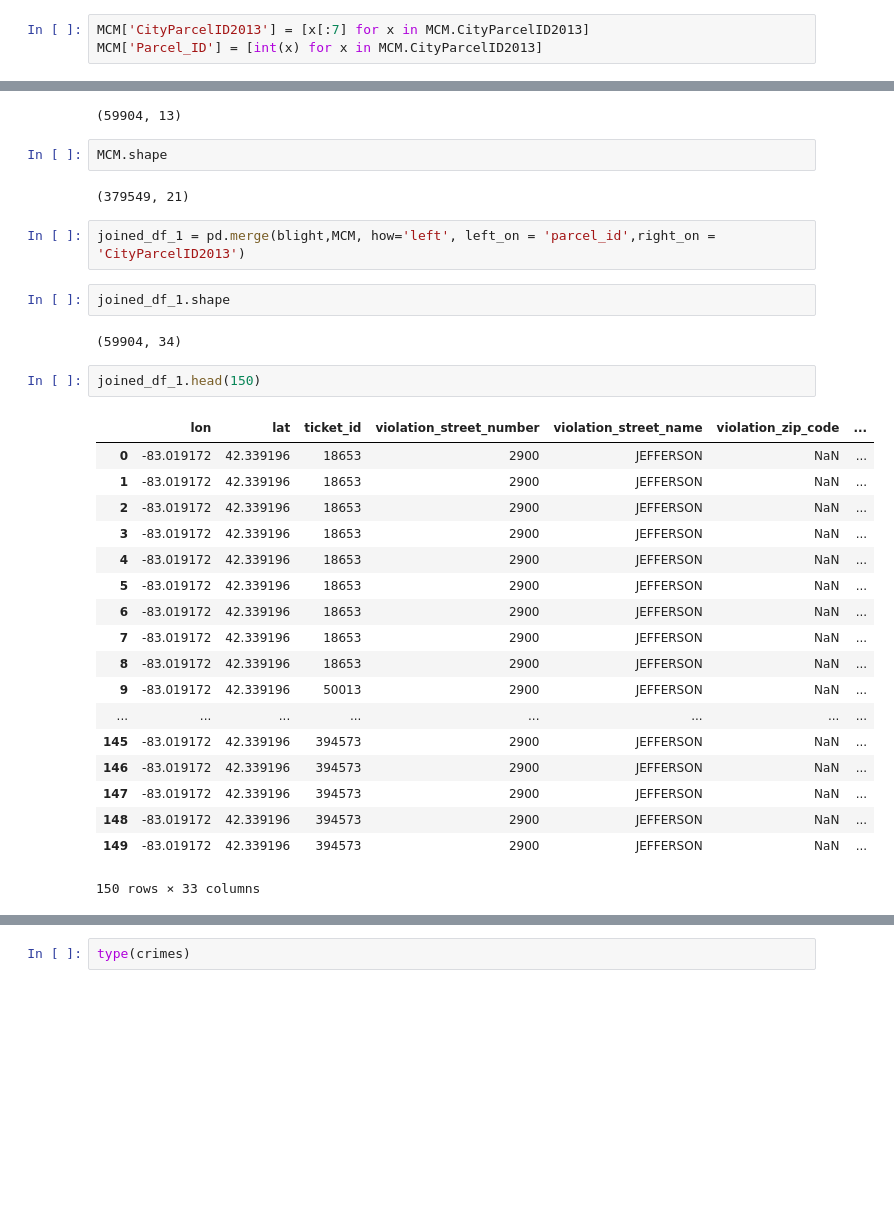
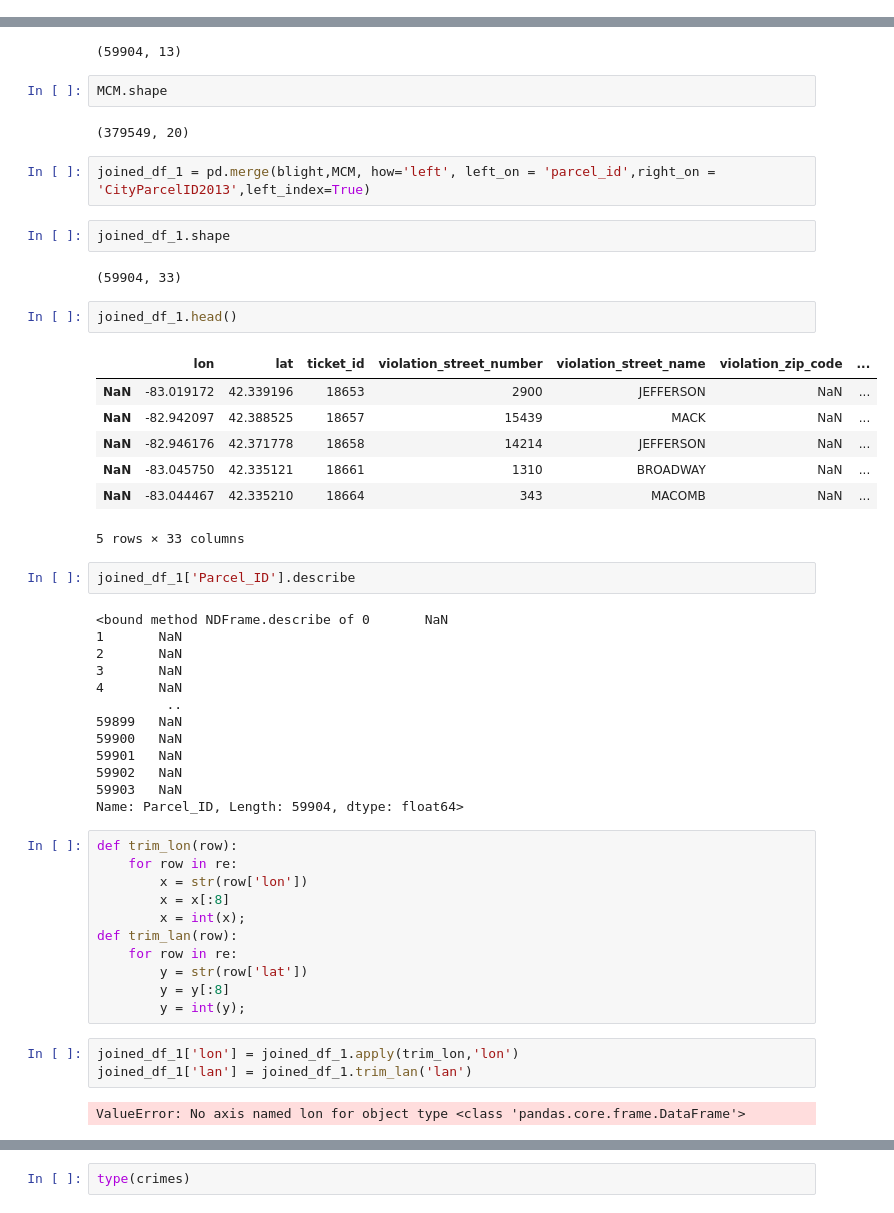
Before and after one commit to Kelvin-Arellano/nyc_mhtn_ds_Project_3, a Jupyter notebook: eda_joining_data_frames.ipynb, the cells around one changed output, grey strips where cells are left out. Saved outputs shown, nothing was run; the diff lists cells and outputs as text; blank space fills up the shorter version.

```diff
--- a/eda_joining_data_frames.ipynb
+++ b/eda_joining_data_frames.ipynb
@@ -199,3 +186,0 @@ memory usage: 6.4+ MB
-# %%
-MCM['CityParcelID2013'] = [x[:7] for x in MCM.CityParcelID2013]
-MCM['Parcel_ID'] = [int(x) for x in MCM.CityParcelID2013]
@@ -219,32 +219,52 @@ blight.shape
 # %%
 MCM.shape
 # %% [output]
-(379549, 21)
+(379549, 20)
 # %%
-joined_df_1 = pd.merge(blight,MCM, how='left', left_on = 'parcel_id',right_on = 'CityParcelID2013')
+joined_df_1 = pd.merge(blight,MCM, how='left', left_on = 'parcel_id',right_on = 'CityParcelID2013',left_index=True)
 # %%
 joined_df_1.shape
 # %% [output]
-(59904, 34)
+(59904, 33)
 # %%
-joined_df_1.head(150)
+joined_df_1.head()
 # %% [output]
 |  | lon | lat | ticket_id | violation_street_number | violation_street_name | violation_zip_code | ... |
-| 0 | -83.019172 | 42.339196 | 18653 | 2900 | JEFFERSON | NaN | ... |
-| 1 | -83.019172 | 42.339196 | 18653 | 2900 | JEFFERSON | NaN | ... |
-| 2 | -83.019172 | 42.339196 | 18653 | 2900 | JEFFERSON | NaN | ... |
-| 3 | -83.019172 | 42.339196 | 18653 | 2900 | JEFFERSON | NaN | ... |
-| 4 | -83.019172 | 42.339196 | 18653 | 2900 | JEFFERSON | NaN | ... |
-| 5 | -83.019172 | 42.339196 | 18653 | 2900 | JEFFERSON | NaN | ... |
-| 6 | -83.019172 | 42.339196 | 18653 | 2900 | JEFFERSON | NaN | ... |
-| 7 | -83.019172 | 42.339196 | 18653 | 2900 | JEFFERSON | NaN | ... |
-| 8 | -83.019172 | 42.339196 | 18653 | 2900 | JEFFERSON | NaN | ... |
-| 9 | -83.019172 | 42.339196 | 50013 | 2900 | JEFFERSON | NaN | ... |
-| ... | ... | ... | ... | ... | ... | ... | ... |
-| 145 | -83.019172 | 42.339196 | 394573 | 2900 | JEFFERSON | NaN | ... |
-| 146 | -83.019172 | 42.339196 | 394573 | 2900 | JEFFERSON | NaN | ... |
-| 147 | -83.019172 | 42.339196 | 394573 | 2900 | JEFFERSON | NaN | ... |
-| 148 | -83.019172 | 42.339196 | 394573 | 2900 | JEFFERSON | NaN | ... |
-| 149 | -83.019172 | 42.339196 | 394573 | 2900 | JEFFERSON | NaN | ... |
+| NaN | -83.019172 | 42.339196 | 18653 | 2900 | JEFFERSON | NaN | ... |
+| NaN | -82.942097 | 42.388525 | 18657 | 15439 | MACK | NaN | ... |
+| NaN | -82.946176 | 42.371778 | 18658 | 14214 | JEFFERSON | NaN | ... |
+| NaN | -83.045750 | 42.335121 | 18661 | 1310 | BROADWAY | NaN | ... |
+| NaN | -83.044467 | 42.335210 | 18664 | 343 | MACOMB | NaN | ... |
-150 rows × 33 columns
+5 rows × 33 columns
+# %%
+joined_df_1['Parcel_ID'].describe
+# %% [output]
+<bound method NDFrame.describe of 0       NaN
+1       NaN
+2       NaN
+3       NaN
+4       NaN
+         ..
+59899   NaN
+59900   NaN
+59901   NaN
+59902   NaN
+59903   NaN
+Name: Parcel_ID, Length: 59904, dtype: float64>
+# %%
+def trim_lon(row):
+    for row in re:
+        x = str(row['lon'])
+        x = x[:8]
+        x = int(x);
+def trim_lan(row):
+    for row in re:
+        y = str(row['lat'])
+        y = y[:8]
+        y = int(y);
+# %%
+joined_df_1['lon'] = joined_df_1.apply(trim_lon,'lon')
+joined_df_1['lan'] = joined_df_1.trim_lan('lan')
+# %% [output]
+ValueError: No axis named lon for object type <class 'pandas.core.frame.DataFrame'>
 # %%
```
Also changed, not shown: parts of 7 cells of this notebook.
